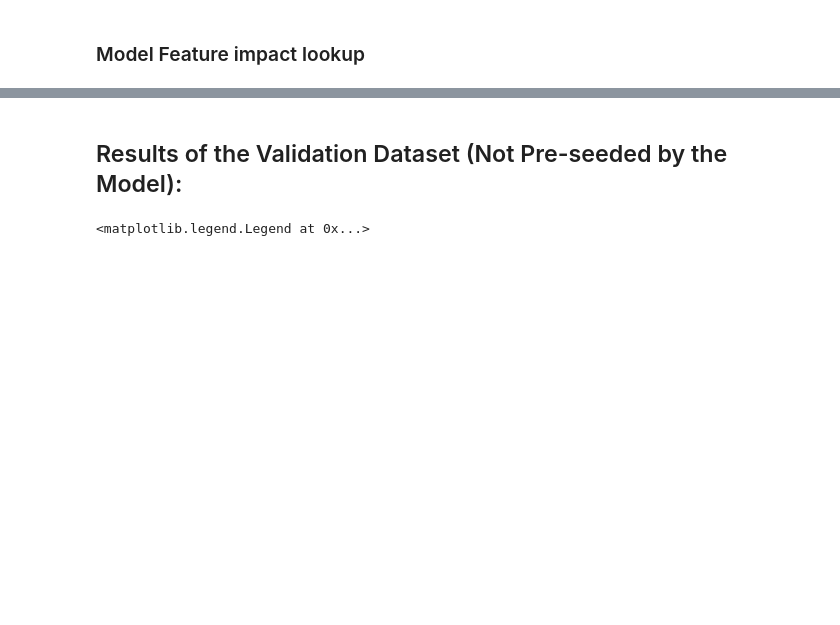
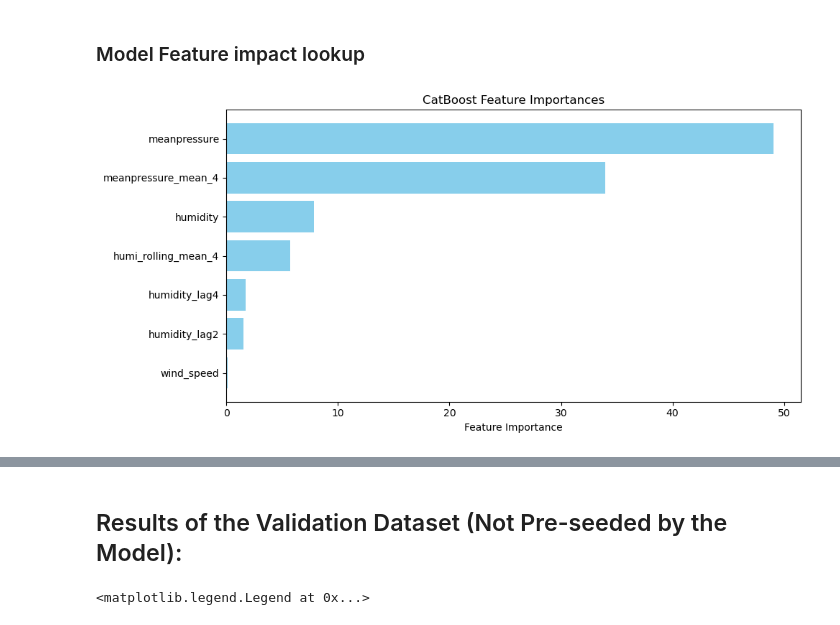
Before and after one commit to GuilhermeKnipl/Data-Science-Lab, a Jupyter notebook: frameworks_notebooks/GradBoost.ipynb, the cells around one changed output, grey strips where cells are left out. Saved outputs shown, nothing was run; the diff lists cells and outputs as text; code cells hidden in the pictures; blank space fills up the shorter version.

```diff
--- a/frameworks_notebooks/GradBoost.ipynb
+++ b/frameworks_notebooks/GradBoost.ipynb
@@ -98,3 +98,20 @@ rmse_lgbm = root_mean_squared_error(y_val,y_pred_lgbm)
 # %% [markdown]
 ### Model Feature impact lookup
+# %%
+importances = model_cat.feature_importances_
+feature_names = features
+
+sorted_idx = np.argsort(importances)[::-1]
+sort_feature = [feature_names[i] for i in sorted_idx]
+sort_importance = importances[sorted_idx]
+
+plt.figure(figsize=(10, 5))
+plt.barh(sort_feature, sort_importance, color='skyblue')
+plt.xlabel("Feature Importance")
+plt.title("CatBoost Feature Importances")
+plt.gca().invert_yaxis()
+plt.tight_layout()
+plt.show()
+# %% [output]
+[figure, added]
 # %%
```
Also changed, not shown: parts of 4 cells of this notebook.
